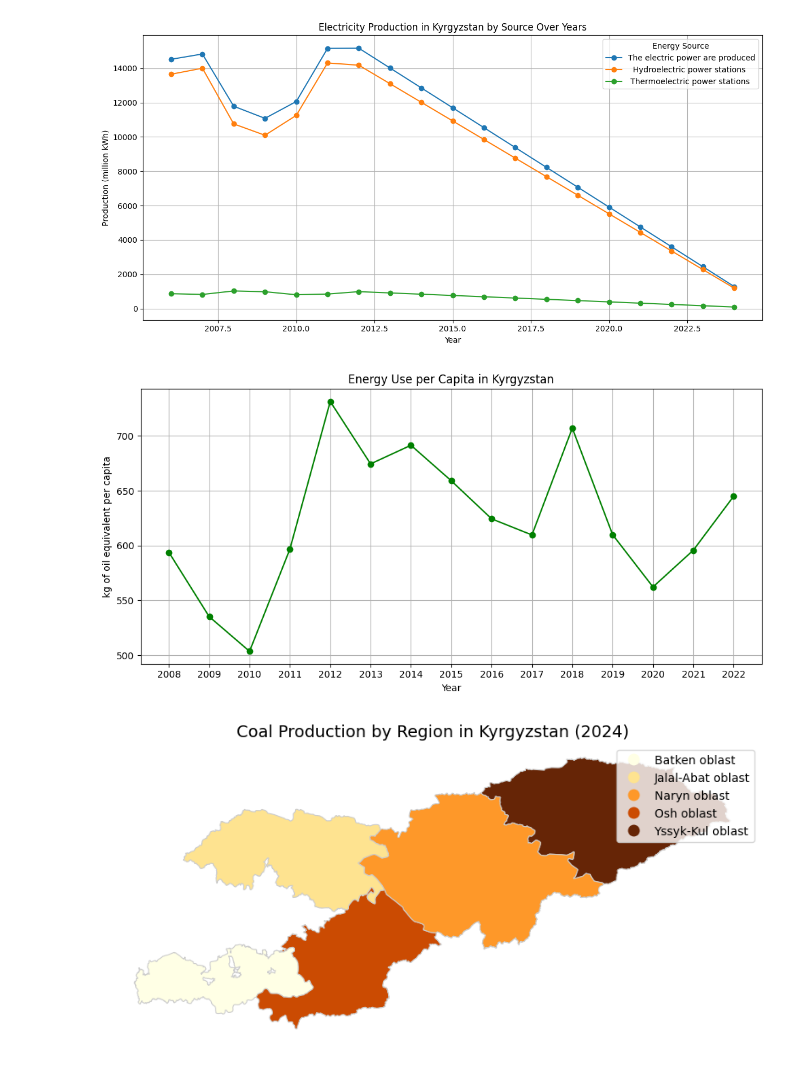
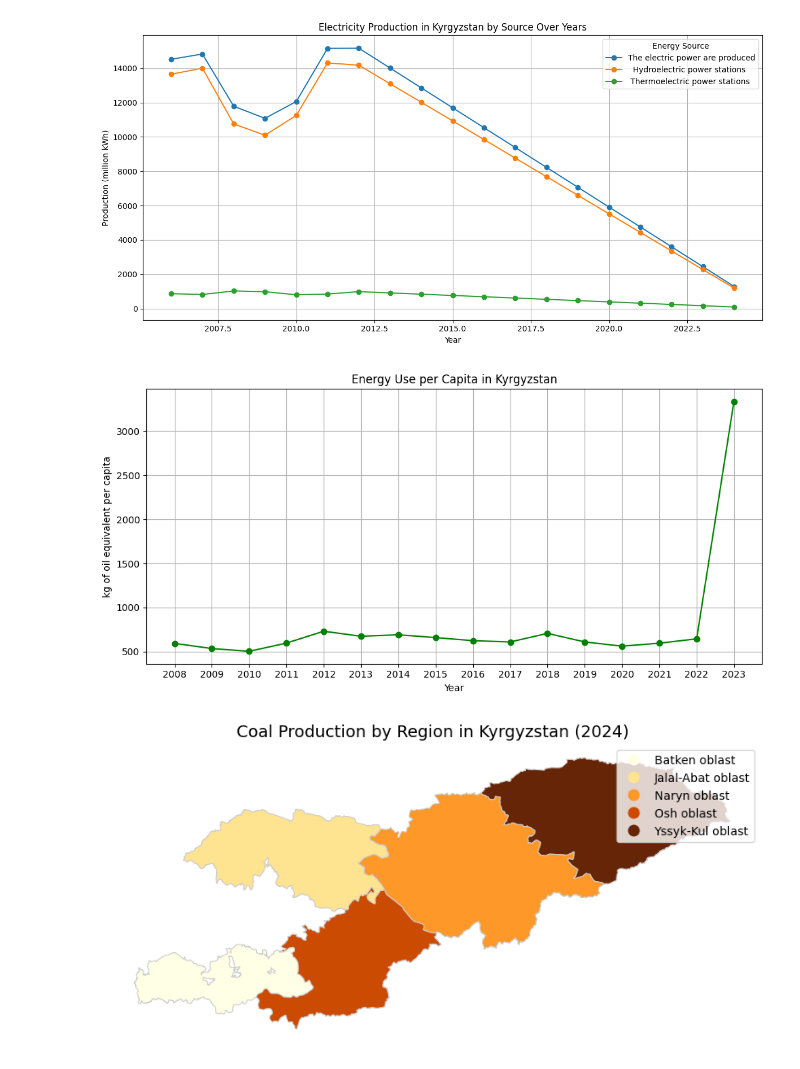
Before and after one commit to NursezimAlieva/Kyrgyz-Republic-Energy, a Jupyter notebook: main.ipynb, the cells around one changed output. Cells and saved outputs as stored; diff of their text form; code cells hidden in the pictures.

Commit message:
visualizing

```diff
--- a/main.ipynb
+++ b/main.ipynb
@@ -111,9 +112,9 @@ print(coal.head())
 Cleaning dataset 'Energy use'
 # %%
 energyUse = energyUse.drop(columns=['Indicator Code', 'Country Code'])
-energyUse = energyUse[energyUse['Country Name']=='Kyrgyz Republic']
+energyUse_kg = energyUse[energyUse['Country Name']=='Kyrgyz Republic']
 energyUse.fillna(energyUse.mean(numeric_only=True), inplace=True)
 energyUse = energyUse.round(1)
 
-print(energyUse.head())
+print(energyUse_kg.head())
 # %% [output]
@@ -145,18 +149,18 @@ plt.show()
 [figure]
 # %%
 plt.figure(figsize=(10, 5))
-years = energyUse.columns[4:]
+years = energyUse_kg.columns[4:]
 values = energyUse.loc[energyUse['Country Name'] == 'Kyrgyz Republic', years].values.flatten()
 
 plt.plot(years, values, marker='o', color='green')
 plt.title('Energy Use per Capita in Kyrgyzstan')
 plt.xlabel('Year')
 plt.ylabel('kg of oil equivalent per capita')
 plt.grid(True)
 plt.tight_layout()
 plt.show()
 # %% [output]
-[figure, old version]
+[figure, new version]
 # %%
 import matplotlib.pyplot as plt
 import geopandas as gpd
```
Also changed, not shown: parts of 7 cells of this notebook.
